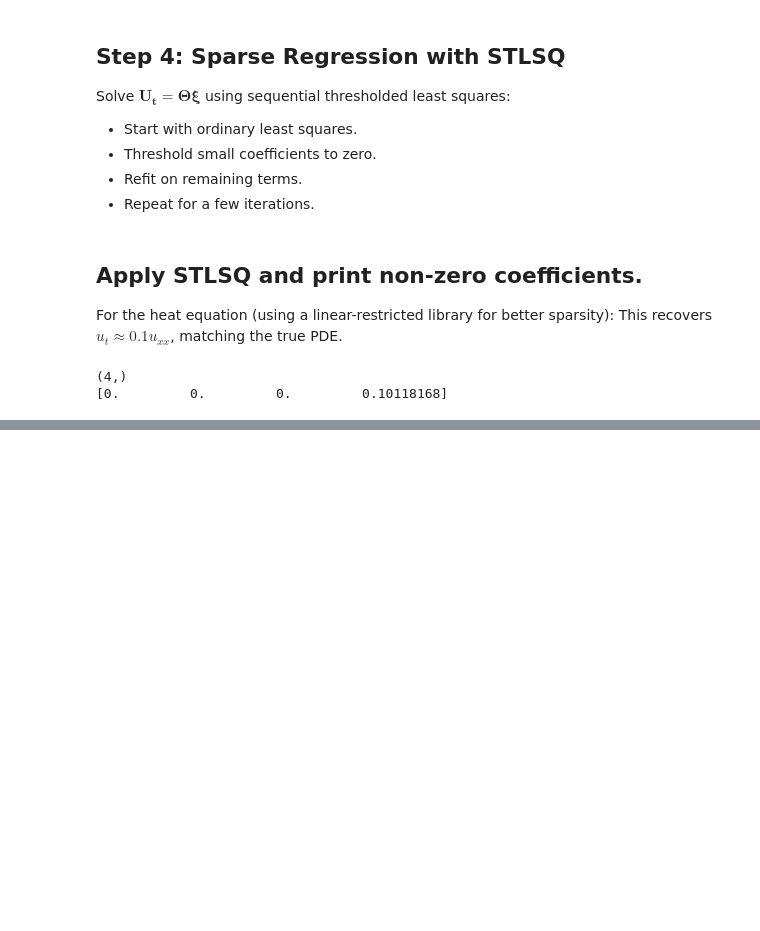
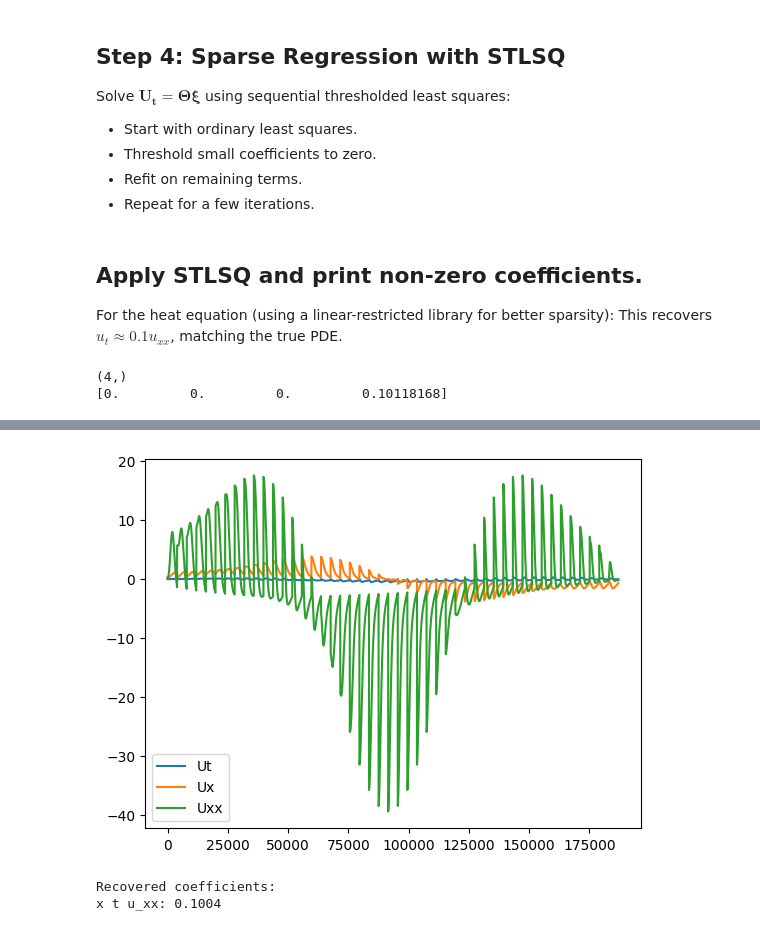
Before and after one commit to arofenitra/SINDy-research, a Jupyter notebook: sindy_tutorial.ipynb, the cells around one changed output, grey strips where cells are left out. Cells and saved outputs as stored; diff of their text form; code cells hidden in the pictures; blank space fills up the shorter version.

```diff
--- a/sindy_tutorial.ipynb
+++ b/sindy_tutorial.ipynb
@@ -119,0 +162,27 @@ print(xi)
+# %%
+# Derivatives
+u_t = np.gradient(u, dt, axis=1)  # ∂u/∂t
+u_x = np.gradient(u, dx, axis=0)  # ∂u/∂x
+u_xx = np.gradient(u_x, dx, axis=0)  # ∂²u/∂x²
+
+# Interior slices
+ix = slice(2, -2)  # Space
+it = slice(10, -10)  # Time (skip edges for stability)
+
+# Flatten
+Ut = u_t[ix, it].flatten()
+Ux = u_x[ix, it].flatten()
+Uxx = u_xx[ix, it].flatten()
+U = u[ix, it].flatten()
+
+# Create X and T meshes flattened
+X, T = np.meshgrid(x[ix], t_grid[it], indexing='ij')
+X_flat = X.flatten()
+T_flat = T.flatten()
+plt.plot(Ut,label="Ut")
+plt.plot(Ux,label="Ux")
+plt.plot(Uxx,label="Uxx")
+plt.legend()
+plt.show()
+# %% [output]
+[figure, added]
@@ -119,0 +227,8 @@ print(xi)
+# %%
+print("Recovered coefficients:")
+for i, coeff in enumerate(xi):
+    if abs(coeff) > 1e-5:
+        print(f"{feature_names[i]}: {coeff:.4f}")
+# %% [output]
+Recovered coefficients:
+x t u_xx: 0.1004
```
Also changed, not shown: parts of 9 cells of this notebook.
